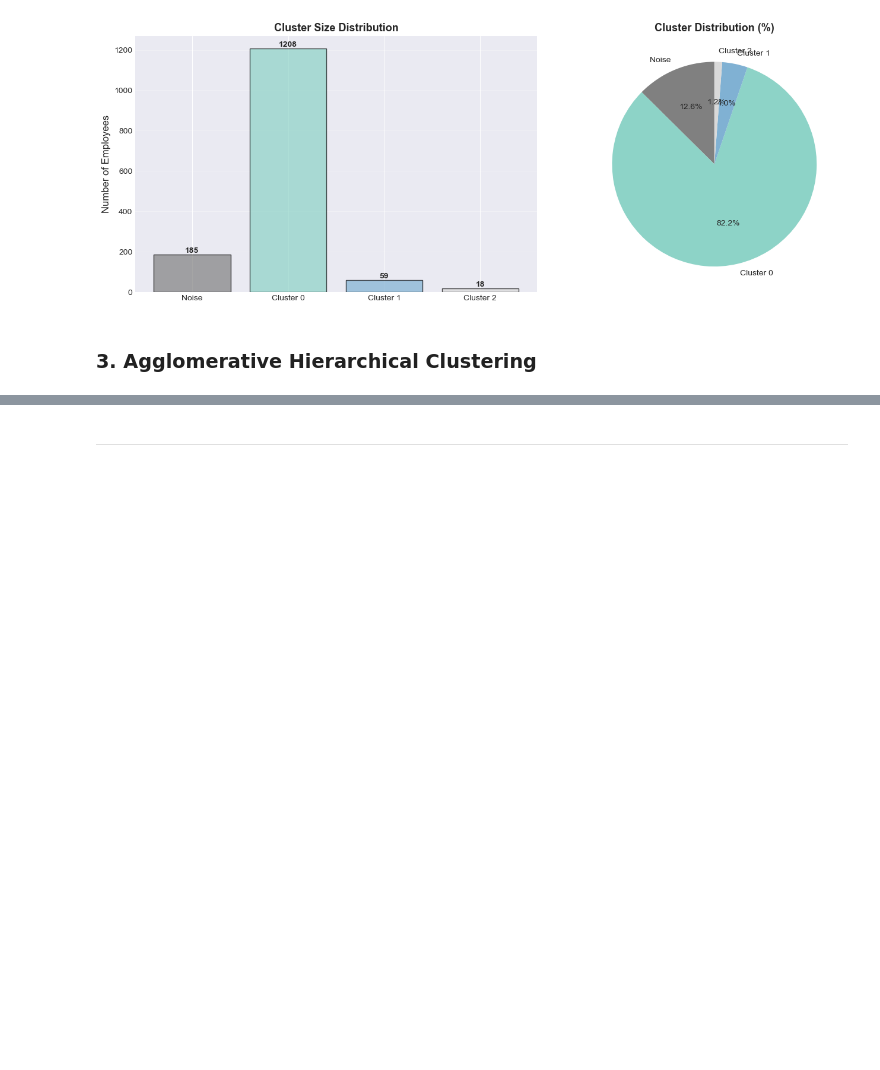
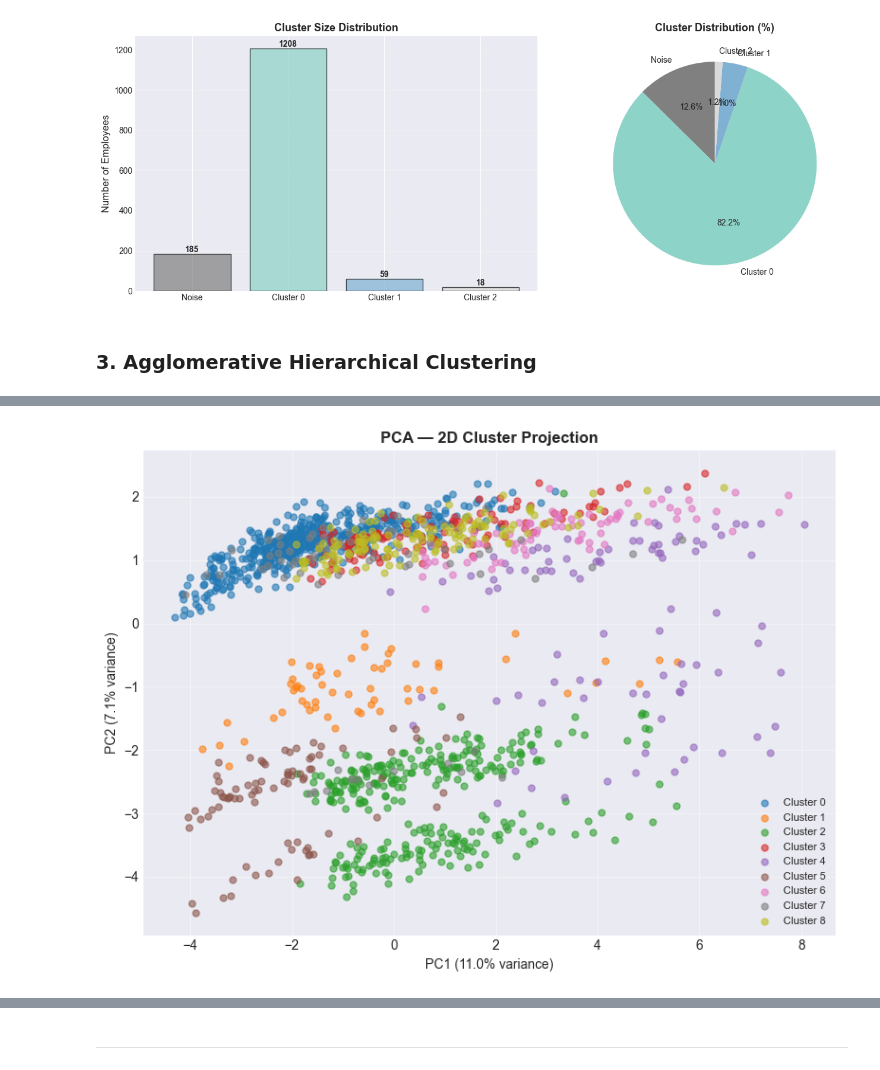
Before and after one commit to K0alaxy/SWE485-G2-Phase1, a Jupyter notebook: Phase2_Unsupervised_Learning.ipynb, the cells around one changed output, grey strips where cells are left out. Saved outputs shown, nothing was run; the diff lists cells and outputs as text; code cells hidden in the pictures; blank space fills up the shorter version.

Commit message:
Hierarchical Clustering

```diff
--- a/Phase2_Unsupervised_Learning.ipynb
+++ b/Phase2_Unsupervised_Learning.ipynb
@@ -735,0 +867,32 @@ plt.show()
+# %%
+# In this step we will visualize the clusters using PCA 2D projection, t-SNE 2D, Feature Mean Heatmap, and bar chart.
+# The PCA and t-SNE plots will show us how well the clusters are separated in a reduced 2D space
+# The the heatmap will show the average feature values for each cluster to interpret their characteristics.
+# The bar chart will visualize the size of each cluster.
+import matplotlib.gridspec as gridspec
+from sklearn.decomposition import PCA
+from sklearn.manifold import TSNE
+
+COLORS = plt.cm.tab10.colors
+cluster_ids = np.unique(cluster_labels)
+feature_names = (X_scaled.columns.tolist()
+                 if hasattr(X_scaled, 'columns') else [f'F{i}' for i in range(X_arr.shape[1])])
+
+# Plot 1: PCA 2D projection of clusters
+fig1, ax1 = plt.subplots(figsize=(8, 6))
+pca   = PCA(n_components=2, random_state=42)
+X_pca = pca.fit_transform(X_arr)
+var   = pca.explained_variance_ratio_ * 100
+for c in np.unique(cluster_labels):
+    mask = cluster_labels == c
+    ax1.scatter(X_pca[mask, 0], X_pca[mask, 1],
+                color=plt.cm.tab10.colors[c % 10], alpha=0.6, s=25, label=f'Cluster {c}')
+ax1.set_title('PCA — 2D Cluster Projection', fontweight='bold')
+ax1.set_xlabel(f'PC1 ({var[0]:.1f}% variance)')
+ax1.set_ylabel(f'PC2 ({var[1]:.1f}% variance)')
+ax1.legend(fontsize=8)
+ax1.grid(True, alpha=0.4)
+plt.tight_layout()
+plt.show()
+# %% [output]
+[figure, added]
```
Also changed, not shown: parts of 15 cells of this notebook.
